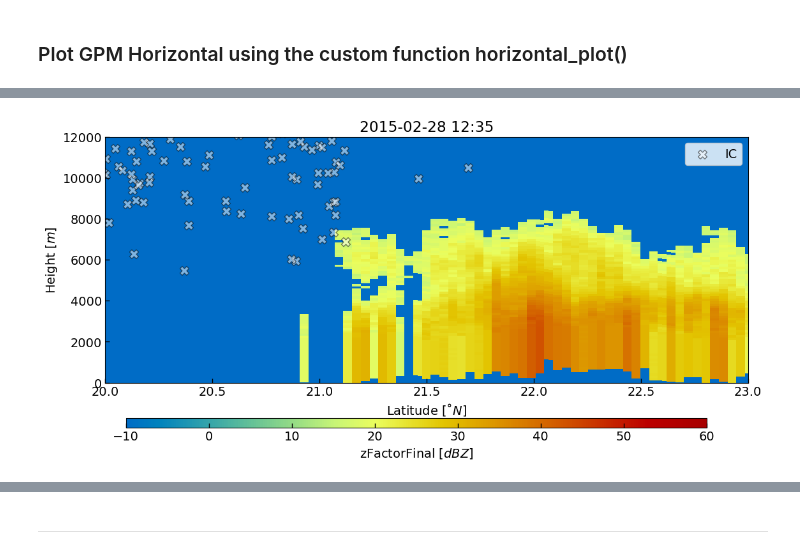
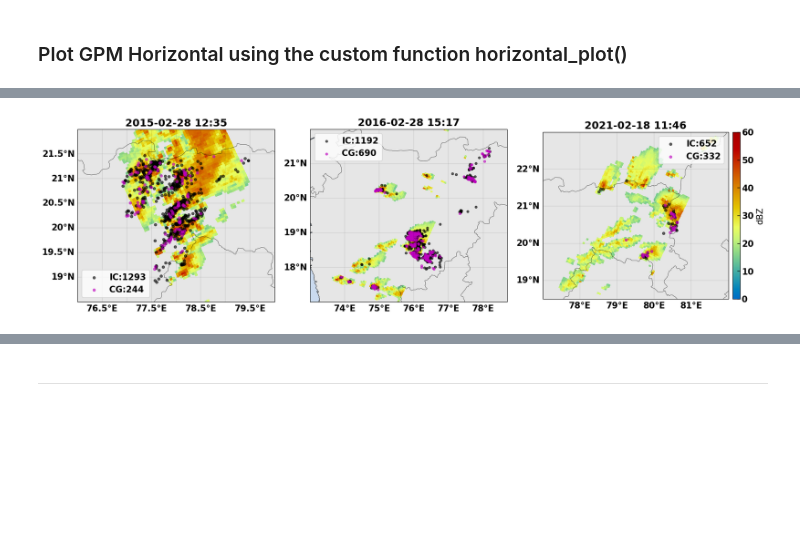
Before and after one commit to syedhamidali/GPM_and_lightning, a Jupyter notebook: gpm_dpr_and_llndata.ipynb, the cells around one changed output, grey strips where cells are left out. Cells and saved outputs as stored; diff of their text form; code cells hidden in the pictures; blank space fills up the shorter version.

```diff
--- a/gpm_dpr_and_llndata.ipynb
+++ b/gpm_dpr_and_llndata.ipynb
@@ -257,7 +246,7 @@ df21
 # %% [markdown]
 ### GPM
 # %%
-dpr = download_gpm(dt.datetime(2021, 2, 18, 11, 40), dt.datetime(2021, 2, 18, 11, 50))
+dpr21 = download_gpm(dt.datetime(2021, 2, 18, 11, 40), dt.datetime(2021, 2, 18, 11, 50))
 # %% [output]
 reading 2A.GPM.DPR.V9-20211125.20210218-S111813-E125047.039635.V07A.HDF5
 # %% [markdown]
@@ -267,6 +256,6 @@ minlat=18.5
 maxlat=23
 minlon= 76.5
 maxlon=82
-india = crop_area(dpr, minlat, maxlat, minlon, maxlon)
+india21 = crop_area(dpr21, minlat, maxlat, minlon, maxlon)
 # %% [markdown]
 ### Plot GPM Horizontal using the custom function horizontal_plot()
@@ -332,7 +279,7 @@ df15
 # %% [markdown]
 ### GPM
 # %%
-dpr = download_gpm(dt.datetime(2015, 2, 28, 12, 30), dt.datetime(2015, 2, 28, 13, 0))
+dpr15 = download_gpm(dt.datetime(2015, 2, 28, 12, 30), dt.datetime(2015, 2, 28, 13, 0))
 # %% [output]
 reading 2A.GPM.DPR.V9-20211125.20150228-S113318-E130552.005692.V07A.HDF5
 # %% [markdown]
@@ -362,6 +289,6 @@ minlat=18.5
 maxlat=24
 minlon= 76.5
 maxlon=82
-india = crop_area(dpr, minlat, maxlat, minlon, maxlon)
+india15 = crop_area(dpr15, minlat, maxlat, minlon, maxlon)
 # %% [markdown]
 ### Plot GPM Horizontal using the custom function horizontal_plot()
@@ -372,6 +295,11 @@ horizontal_plot(india, df21,savefig=True, xlim=(minlon, maxlon), ylim=(minlat, m
-# %%
-fig = plt.figure(figsize = [13, 5])
-ax = plt.axes()
-plot_vert(india, df21, ax=ax,l=True, b=True, fig=fig, colorbar=True, xlim=(20,23), savefig=True)
-# %% [output]
-[figure, removed]
+# %%
+fig = plt.figure(figsize = [18, 8], tight_layout = True)
+ax = plt.subplot(131, projection=ccrs.PlateCarree())
+horizontal_plot(ax = ax, ds = india15, df = df15, colorbar=False, s = 20, xlim=(76,80), ylim=(18.5, 22), )
+ax = plt.subplot(132, projection=ccrs.PlateCarree())
+horizontal_plot(ax=ax, ds = india16, df = df16, colorbar=False, s = 15.1, xlim=(73,78.7), ylim=(17, 22), )
+ax = plt.subplot(133, projection=ccrs.PlateCarree())
+horizontal_plot(ax = ax, ds = india21, df = df21, colorbar=True, s = 20, xlim=(77,82), ylim=(18.5, 23),)
+plt.savefig("Hor_all.png", dpi=600, bbox_inches = "tight")
+# %% [output]
+[figure, added]
```
Also changed, not shown: parts of 21 cells of this notebook.
